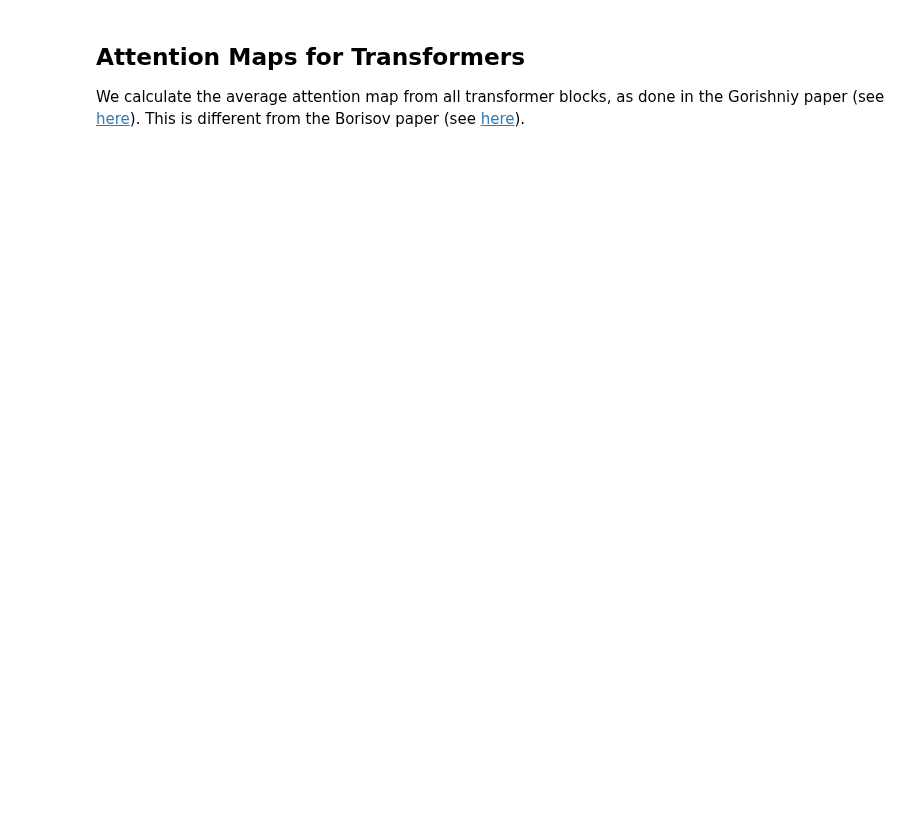
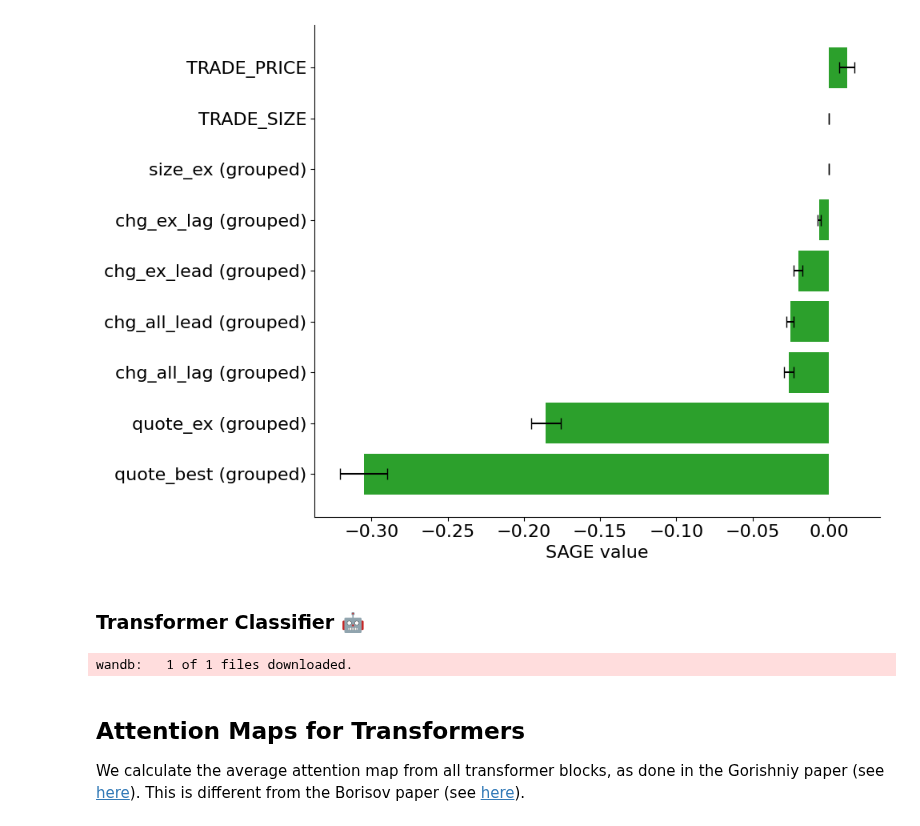
Before and after one commit to KarelZe/thesis, a Jupyter notebook: notebooks/4.0d-mb-feature-importances.ipynb, the cells around one changed output. Cells and saved outputs as stored; diff of their text form; code cells hidden in the pictures; blank space fills up the shorter version.

```diff
--- a/notebooks/4.0d-mb-feature-importances.ipynb
+++ b/notebooks/4.0d-mb-feature-importances.ipynb
@@ -132,0 +186,21 @@ for i in r.importances_mean.argsort()[::-1]:
+# %%
+imputer = GroupedMarginalImputer(clf, X_test_processed.head(128).values, groups)
+estimator = PermutationEstimator(imputer, "cross entropy")
+sage_values = estimator(X_test_processed.head(128).values, y_test_processed.head(128).values)
+# %%
+sage_values.plot(group_names, title=None)
+# %% [output]
+[figure, added]
+# %% [markdown]
+### Transformer Classifier 🤖
+# %%
+model = "2rq3hrkw_TransformerClassifier_default.pkl:latest"
+model_name = model.split("/")[-1].split(":")[0]
+
+artifact = run.use_artifact(model)
+model_dir = artifact.download()
+
+with open(Path(model_dir, model_name), 'rb') as f:
+    clf = pickle.load(f)
+# %% [output]
+wandb:   1 of 1 files downloaded.
```
Also changed, not shown: parts of 28 cells of this notebook.
